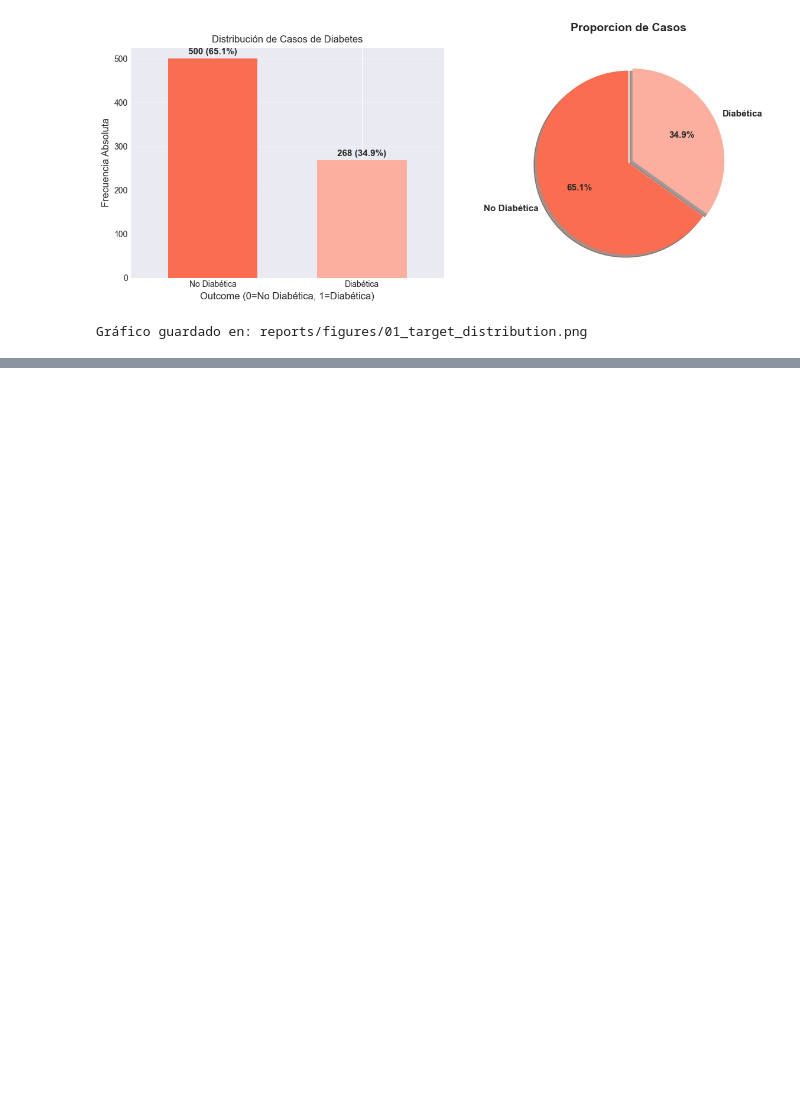
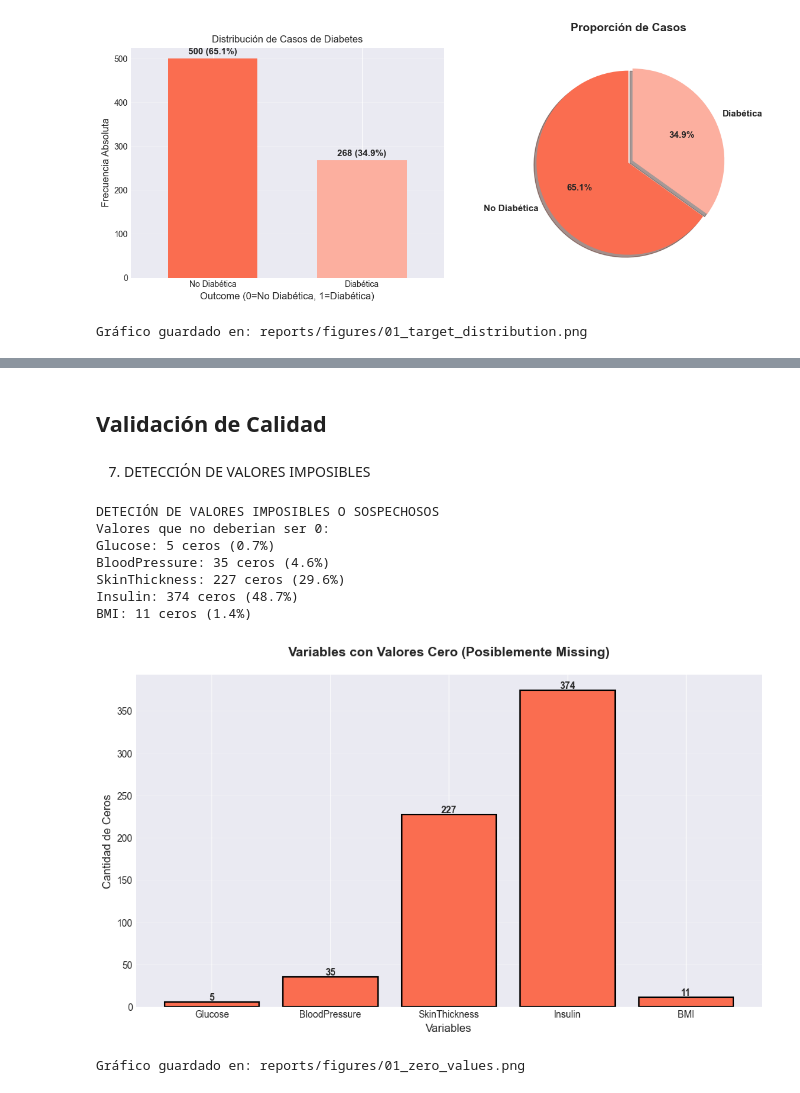
Before and after one commit to angel-rom444/diabetes-risk-predictor, a Jupyter notebook: notebooks/01_data_acquisition.ipynb, the cells around one changed output, grey strips where cells are left out. Drawn from its saved outputs; the diff is of its cells as text; code cells hidden in the pictures; blank space fills up the shorter version.

```diff
--- a/notebooks/01_data_acquisition.ipynb
+++ b/notebooks/01_data_acquisition.ipynb
@@ -275,0 +291,53 @@ Gráfico guardado en: reports/figures/01_target_distribution.png
+# %% [markdown]
+## Validación de Calidad
+# %% [markdown]
+7. DETECCIÓN DE VALORES IMPOSIBLES
+# %%
+print("DETECIÓN DE VALORES IMPOSIBLES O SOSPECHOSOS")
+
+# Algunas variables no pueden ser 0 biológicamente
+cannot_be_zero = ['Glucose','BloodPressure','SkinThickness','Insulin','BMI']
+
+print("Valores que no deberian ser 0:")
+for col in cannot_be_zero:
+    zeros = (df[col]==0).sum()
+    pct = (zeros / len(df) *100)
+    if zeros > 0:
+        print(f"{col}: {zeros} ceros ({pct:.1f}%)")
+
+
+# Visualizar
+fig, ax = plt.subplots(figsize=(10,6))
+zero_counts = [(df[col] == 0).sum() for col in cannot_be_zero]
+colors_bars = ["#FA6D50" if c > 0 else "#FCAF9F" for c in zero_counts]
+
+bars = ax.bar(cannot_be_zero, zero_counts, color=colors_bars, edgecolor='black', linewidth=1.5)
+ax.set_title("Variables con Valores Cero (Posiblemente Missing)",
+            fontsize=14,fontweight='bold', pad=20)
+ax.set_xlabel("Variables",fontsize=12)
+ax.set_ylabel("Cantidad de Ceros",fontsize=12)
+ax.grid(axis='y', alpha=0.3)
+
+# Agregar valores en barras
+for bar in bars:
+    height = bar.get_height()
+    if height > 0:
+        ax.text(bar.get_x() + bar.get_width()/2., height, f'{int(height)}',
+               ha='center', va='bottom', fontweight='bold')
+
+
+plt.tight_layout()
+plt.savefig('../reports/figures/01_zero_values.png', dpi=300, bbox_inches='tight')
+plt.show()
+
+print("\nGráfico guardado en: reports/figures/01_zero_values.png")
+# %% [output]
+DETECIÓN DE VALORES IMPOSIBLES O SOSPECHOSOS
+Valores que no deberian ser 0:
+Glucose: 5 ceros (0.7%)
+BloodPressure: 35 ceros (4.6%)
+SkinThickness: 227 ceros (29.6%)
+Insulin: 374 ceros (48.7%)
+BMI: 11 ceros (1.4%)
+[figure, added]
+Gráfico guardado en: reports/figures/01_zero_values.png
```
Also changed, not shown: parts of 2 cells of this notebook.
